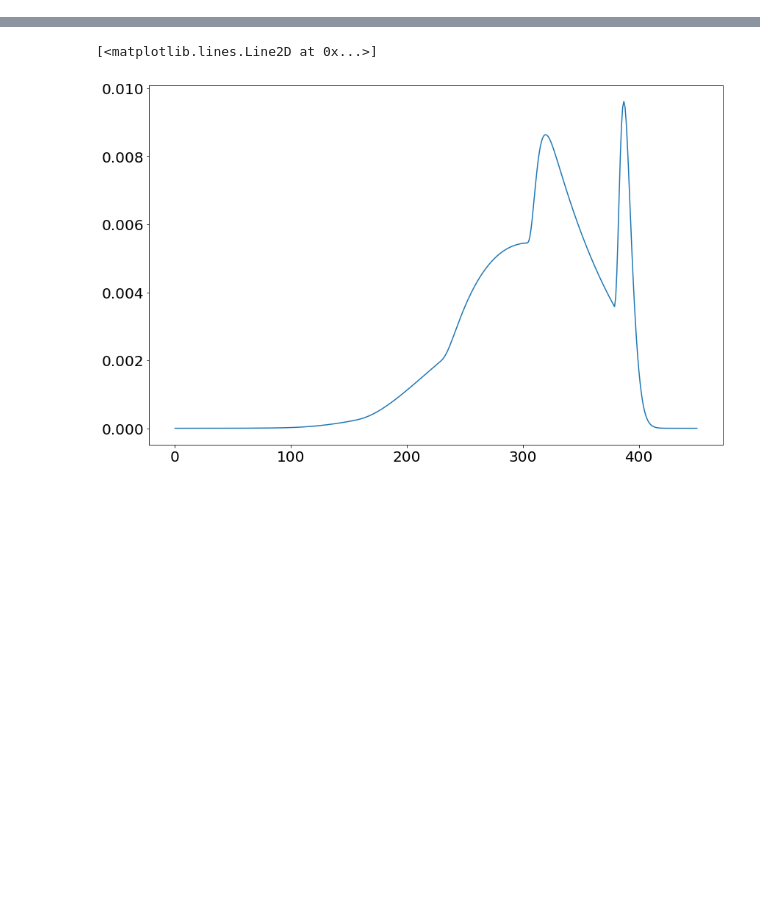
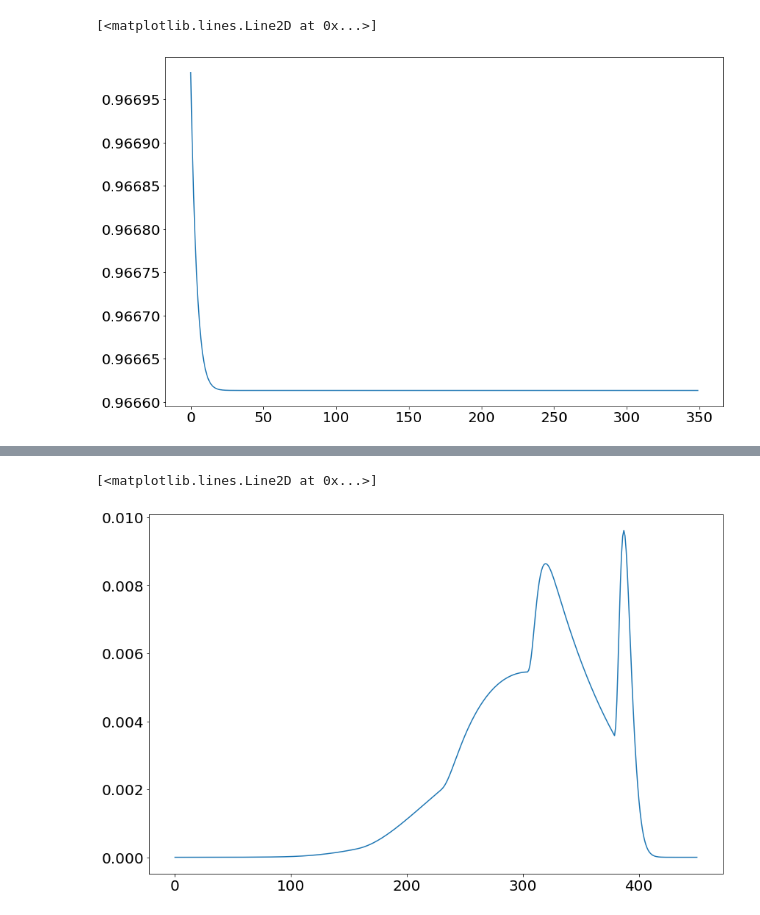
Before and after one commit to tooflesswulf/GenshinWishStats, a Jupyter notebook: wish_plots.ipynb, the cells around one changed output, grey strips where cells are left out. Cells and saved outputs as stored; diff of their text form; code cells hidden in the pictures; blank space fills up the shorter version.

```diff
--- a/wish_plots.ipynb
+++ b/wish_plots.ipynb
@@ -15,0 +44,15 @@ import distr
+# %%
+def e4_phw(w):
+    if 1 <= w <= 8:
+        return .051
+#     elif 8 <= w <= 10:
+#         return .051 + (1 - .051)/2 * (w-8)
+    elif w == 9:
+        return 13/23
+    elif w == 10:
+        return 1
+    return 0
+
+@cache
+def e_4s(w):
+    return np.prod([1-e4_phw(w2) for w2 in range(w)]) * e4_phw(w)
@@ -15,0 +114,13 @@ import distr
+# %%
+def e4_pan(n: int) -> float:
+    if n == 0: return 0
+
+    a2 = -.5 - 2 / (np.sqrt(13))
+    a3= -.5 + 2 / (np.sqrt(13))
+    l2 = (1+np.sqrt(13))/6
+    l3 = (1-np.sqrt(13))/6
+    return a2 * (l2-1) * l2**(n-1) + a3 * (l3-1) * l3**(n-1)
+
+@cache
+def e_4s_hit(w):
+    return sum([e4_pan(n) * e_4s_multi.p_iter(w, n) for n in range(w+1)])
@@ -15,0 +171,6 @@ import distr
+# %%
+plt.plot([e_4s_hit(w) / e_4s_hit(w-1) for w in range(200, 550)])
+# plt.plot([0, 300], [l2, l2])
+# %% [output]
+[<matplotlib.lines.Line2D at 0x...>]
+[figure, added]
```
Also changed, not shown: parts of 55 cells of this notebook, 1 other file.
